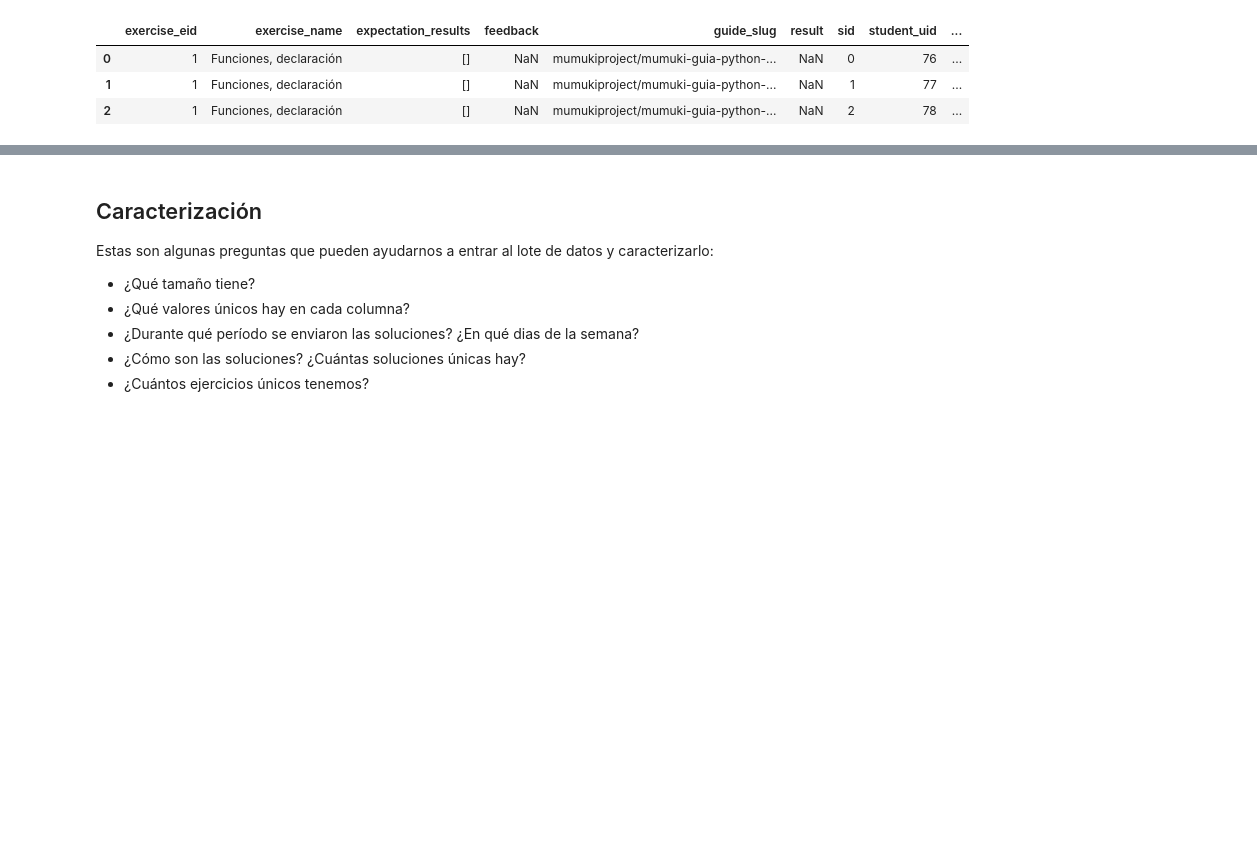
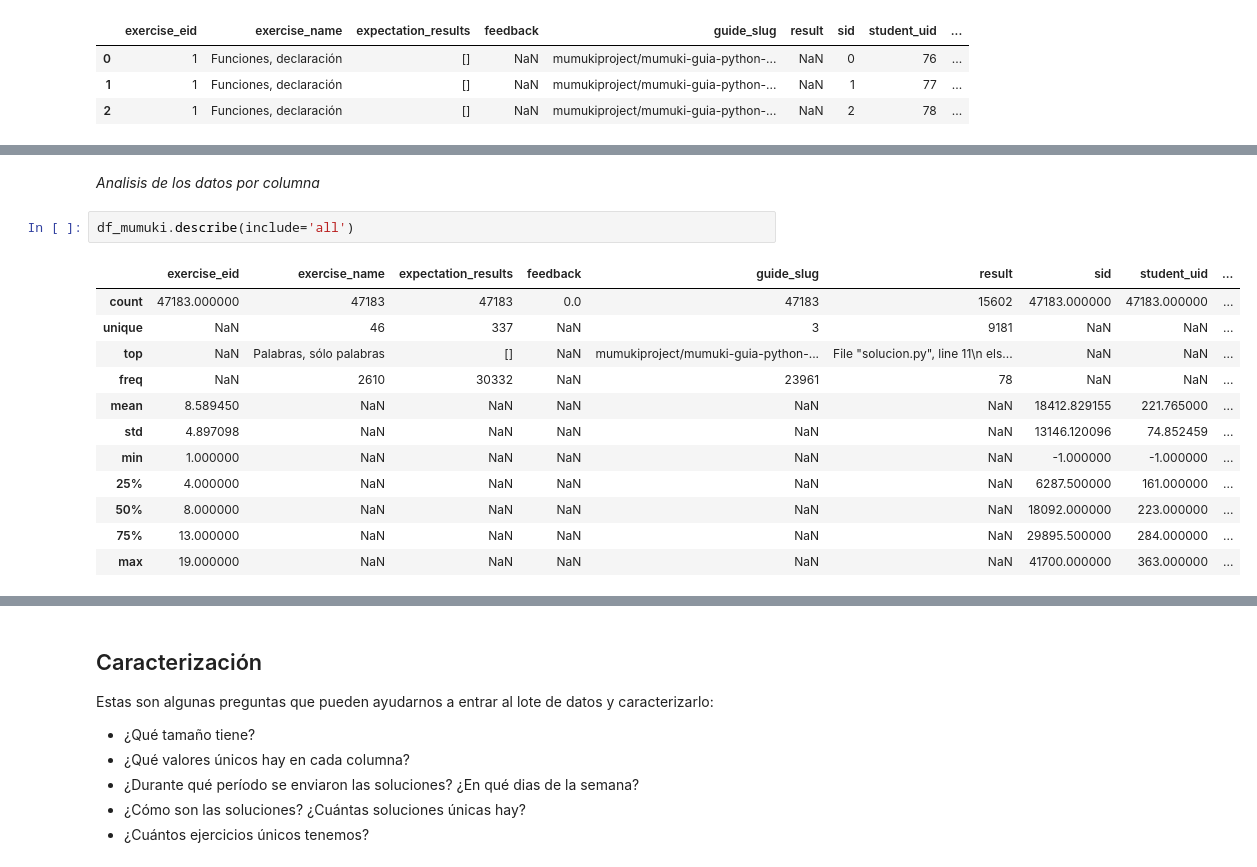
Before and after one commit to laraccano84/Mentoria_mumuki, a Jupyter notebook: Primeros Pasos.ipynb, the cells around one changed output, grey strips where cells are left out. Cells and saved outputs as stored; diff of their text form; blank space fills up the shorter version.

```diff
--- a/Primeros Pasos.ipynb
+++ b/Primeros Pasos.ipynb
@@ -55,0 +82,17 @@ df_mumuki[:3]
+# %% [markdown]
+*Analisis de los datos por columna*
+# %%
+df_mumuki.describe(include='all')
+# %% [output]
+|  | exercise_eid | exercise_name | expectation_results | feedback | guide_slug | result | sid | student_uid | ... |
+| count | 47183.000000 | 47183 | 47183 | 0.0 | 47183 | 15602 | 47183.000000 | 47183.000000 | ... |
+| unique | NaN | 46 | 337 | NaN | 3 | 9181 | NaN | NaN | ... |
+| top | NaN | Palabras, sólo palabras | [] | NaN | mumukiproject/mumuki-guia-python-... | File "solucion.py", line 11\n els... | NaN | NaN | ... |
+| freq | NaN | 2610 | 30332 | NaN | 23961 | 78 | NaN | NaN | ... |
+| mean | 8.589450 | NaN | NaN | NaN | NaN | NaN | 18412.829155 | 221.765000 | ... |
+| std | 4.897098 | NaN | NaN | NaN | NaN | NaN | 13146.120096 | 74.852459 | ... |
+| min | 1.000000 | NaN | NaN | NaN | NaN | NaN | -1.000000 | -1.000000 | ... |
+| 25% | 4.000000 | NaN | NaN | NaN | NaN | NaN | 6287.500000 | 161.000000 | ... |
+| 50% | 8.000000 | NaN | NaN | NaN | NaN | NaN | 18092.000000 | 223.000000 | ... |
+| 75% | 13.000000 | NaN | NaN | NaN | NaN | NaN | 29895.500000 | 284.000000 | ... |
+| max | 19.000000 | NaN | NaN | NaN | NaN | NaN | 41700.000000 | 363.000000 | ... |
```
Also changed, not shown: parts of 34 cells of this notebook, 1 other file.
